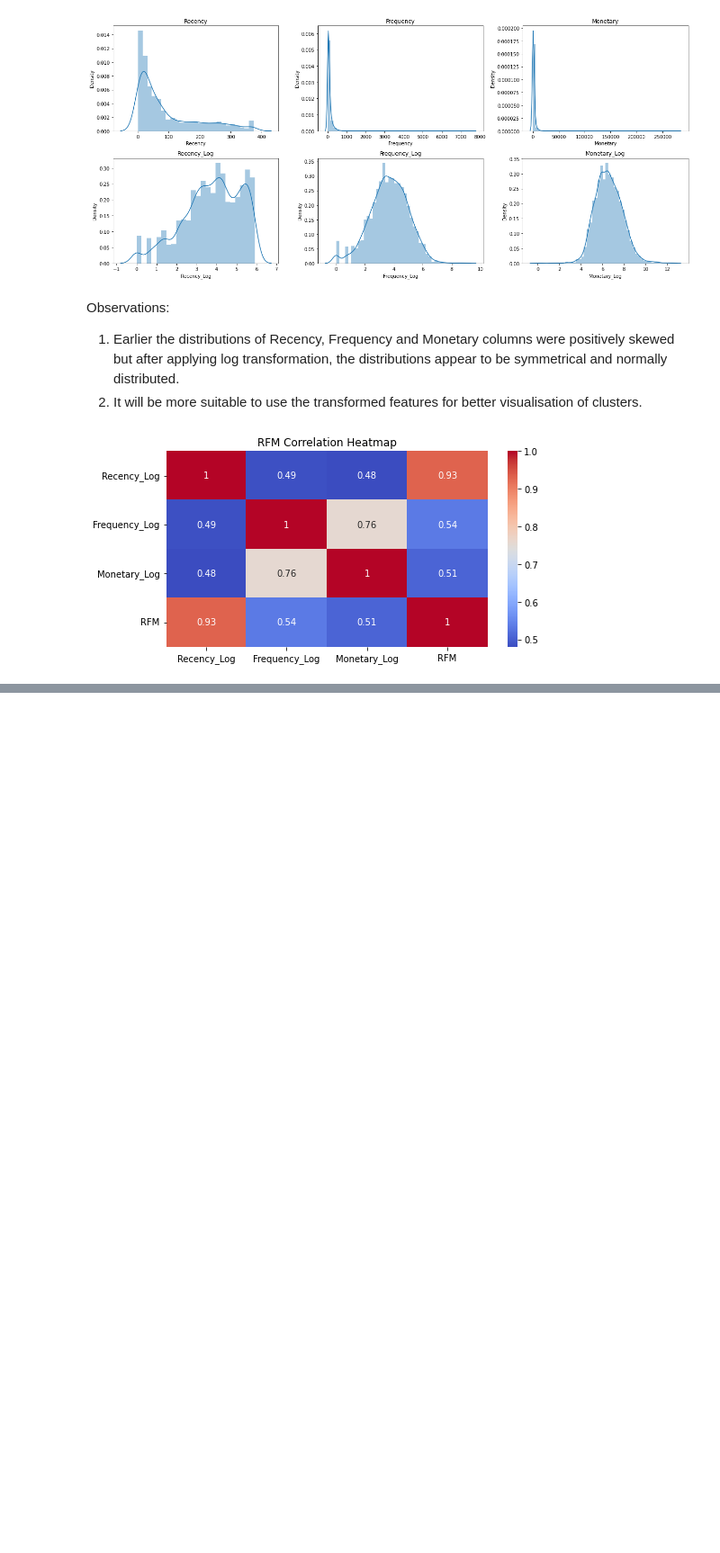
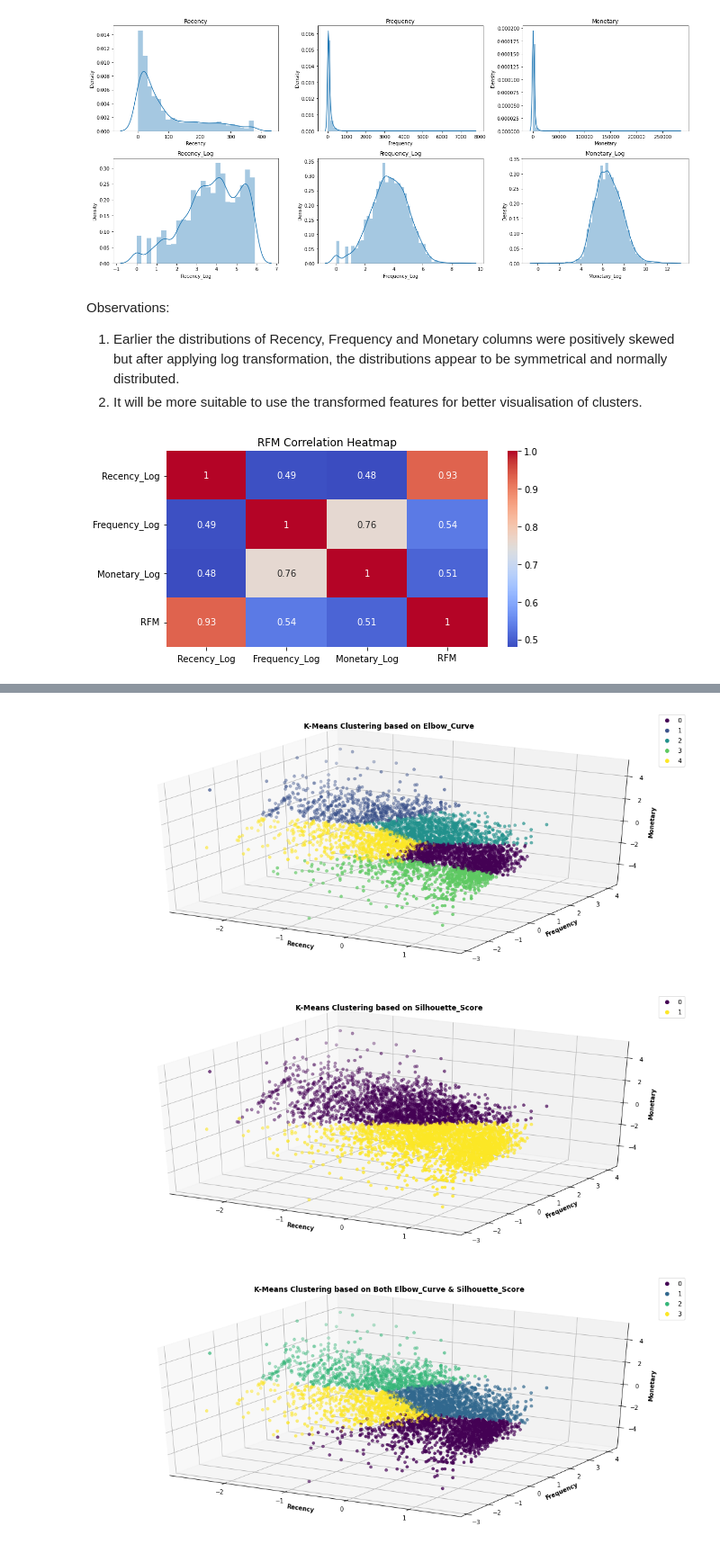
Before and after one commit to Shatakd/Customer-Segmentation-Clustering, a Jupyter notebook: Shatak_Customer_segmentation(Clustering).ipynb, the cells around one changed output, grey strips where cells are left out. Shown at 90% size. Saved outputs shown, nothing was run; the diff lists cells and outputs as text; code cells hidden in the pictures; blank space fills up the shorter version.

```diff
--- a/Shatak_Customer_segmentation(Clustering).ipynb
+++ b/Shatak_Customer_segmentation(Clustering).ipynb
@@ -368,0 +435,17 @@ plt.show()
+# %%
+# Iterating n_clusters = 5,2,4 based on above three conditions to visualise the segments.
+for criteria,k in {'Elbow_Curve':5, 'Silhouette_Score':2,
+                   'Both Elbow_Curve & Silhouette_Score':4}.items():
+
+  # Fitting the model on n_clusters
+  kmc = KMeans(n_clusters=k)
+  y_kmc = kmc.fit_predict(X)
+  centers = kmc.cluster_centers_
+
+  # Plotting Clusters for Visualization
+  title = f'K-Means Clustering based on {criteria}'
+  plotc(y_kmc,title)
+# %% [output]
+[figure, added]
+[figure, added]
+[figure, added]
```
Also changed, not shown: parts of 19 cells of this notebook.
